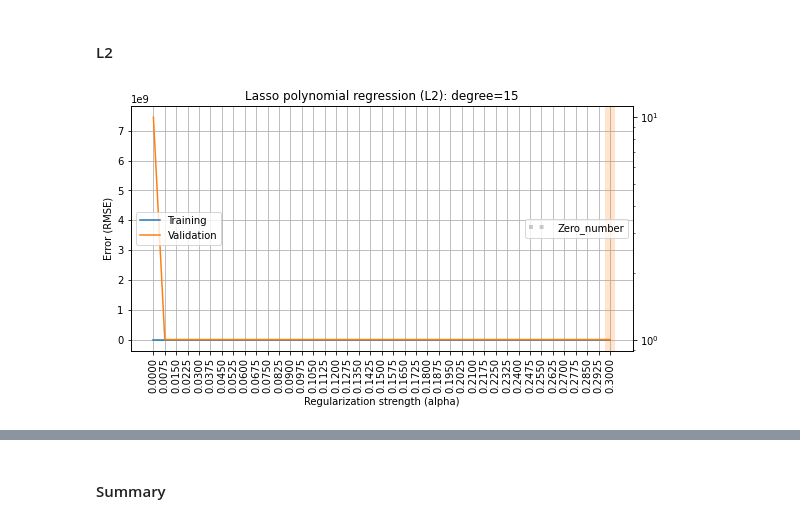
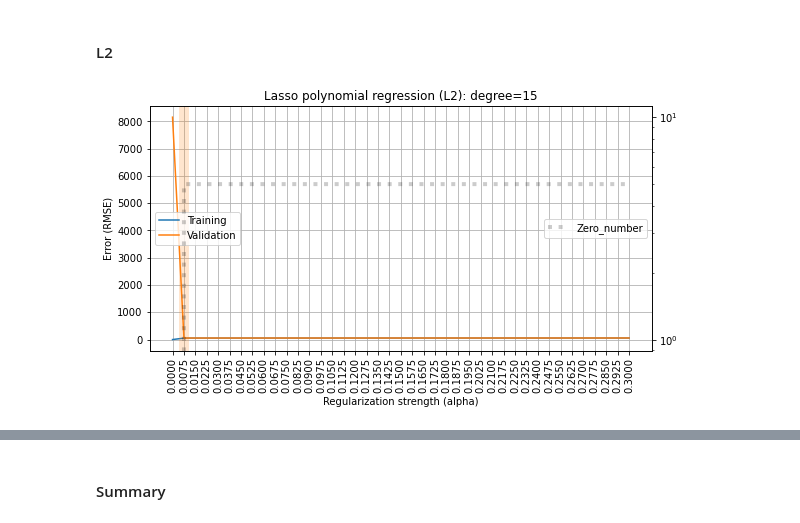
Before and after one commit to Leonidkourtch/ml-intro-1, a Jupyter notebook: 4_overfitting_regularization/overfitting_regularization.ipynb, the cells around one changed output, grey strips where cells are left out. Saved outputs shown, nothing was run; the diff lists cells and outputs as text; code cells hidden in the pictures.

```diff
--- a/4_overfitting_regularization/overfitting_regularization.ipynb
+++ b/4_overfitting_regularization/overfitting_regularization.ipynb
@@ -506,7 +534,7 @@ X_train, X_valid, y_train, y_valid = train_test_split(X_diabetes_cut_1, y_diabet
 # %%
 rmse_train, rmse_valid, avg_coef = [], [], []
 for alpha in ALPHAS:
-    results = cross_validate(make_model(degree=15, penalty='L1', alpha=alpha),
+    results = cross_validate(make_model_2(degree=15, penalty='L1', alpha=alpha, filter_polynomial=['age', 'sex', 'bmi', 'bp', 's1']),
                              X_train, y_train, cv=5,
                              return_train_score=True, return_estimator=True,
                              scoring='neg_root_mean_squared_error')
@@ -546,7 +574,7 @@ array([3.93388674e+09, 8.83432782e+00, 4.00816219e+00, 2.48344061e+00,
 # %%
 rmse_train, rmse_valid, avg_coef1 = [], [], []
 for alpha in ALPHAS:
-    results = cross_validate(make_model(degree=15, penalty='L2', alpha=alpha),
+    results = cross_validate(make_model_2(degree=15, penalty='L2', alpha=alpha, filter_polynomial=['age', 'sex', 'bmi', 'bp', 's1']),
                              X_train, y_train, cv=5,
                              return_train_score=True, return_estimator=True,
                              scoring='neg_root_mean_squared_error')
@@ -600,7 +628,7 @@ Please do a discovery on your own and find that out empirically (both for **L1**
 # %%
 rmse_train, rmse_valid, avg_coef = [], [], []
 for alpha in ALPHAS:
-    results = cross_validate(make_model(degree=15, penalty='L1', alpha=alpha),
+    results = cross_validate(make_model_2(degree=15, penalty='L1', alpha=alpha, filter_polynomial=['age', 'sex', 'bmi', 'bp', 's1']),
                              X_train, y_train, cv=5,
                              return_train_score=True, return_estimator=True,
                              scoring='neg_root_mean_squared_error')
@@ -619,21 +646,0 @@ plot_fitting_graph(ALPHAS, rmse_train, rmse_valid,
-# %%
-zero_number_L1 = []
-for alpha in ALPHAS:
-    results = cross_validate(make_model(degree=15, penalty='L1', alpha=alpha),
-                             X_train, y_train, cv=5,
-                             return_train_score=True, return_estimator=True,
-                             scoring='neg_root_mean_squared_error')
-    zero_number_L1.append(
-            np.count_nonzero([model['reg'].coef_==0
-            for model in results['estimator']
-        ]))
-plt.figure(figsize=(12, 4.5))
-plt.scatter(ALPHAS, zero_number_L1)
-plt.plot(ALPHAS, zero_number_L1, c='Blue', label='zero_number_L1')
-plt.title(f'Lasso polynomial regression (L1): degree=15')
-plt.legend(loc='best')
-plt.grid(True)
-plt.xticks(ALPHAS, rotation='vertical')
-plt.xlabel('Regularization strength (alpha)')
-plt.ylabel('Zero_number')
-plt.show()
@@ -648,19 +653,19 @@ ALPHAS = np.linspace(0, 0.3, 1 + 40)
 # %%
 rmse_train, rmse_valid, avg_coef = [], [], []
 for alpha in ALPHAS:
-    results = cross_validate(make_model(degree=15, penalty='L2', alpha=alpha),
+    results = cross_validate(make_model_2(degree=15, penalty='L2', alpha=alpha, filter_polynomial=['age', 'sex', 'bmi', 'bp', 's1']),
                              X_train, y_train, cv=5,
                              return_train_score=True, return_estimator=True,
                              scoring='neg_root_mean_squared_error')
     rmse_train.append(-np.mean(results['train_score']))
     rmse_valid.append(-np.mean(results['test_score']))
     avg_coef.append(
             np.count_nonzero([model['reg'].coef_==0
             for model in results['estimator']
         ]))
 plot_fitting_graph(ALPHAS, rmse_train, rmse_valid,
                    xlabel='Regularization strength (alpha)', ylabel='Error (RMSE)',
                    custom_metric=avg_coef, custom_label='Zero_number',
                    title='Lasso polynomial regression (L2): degree=15')
 # %% [output]
-[figure, old version]
+[figure, new version]
```
Also changed, not shown: parts of 20 cells of this notebook.
